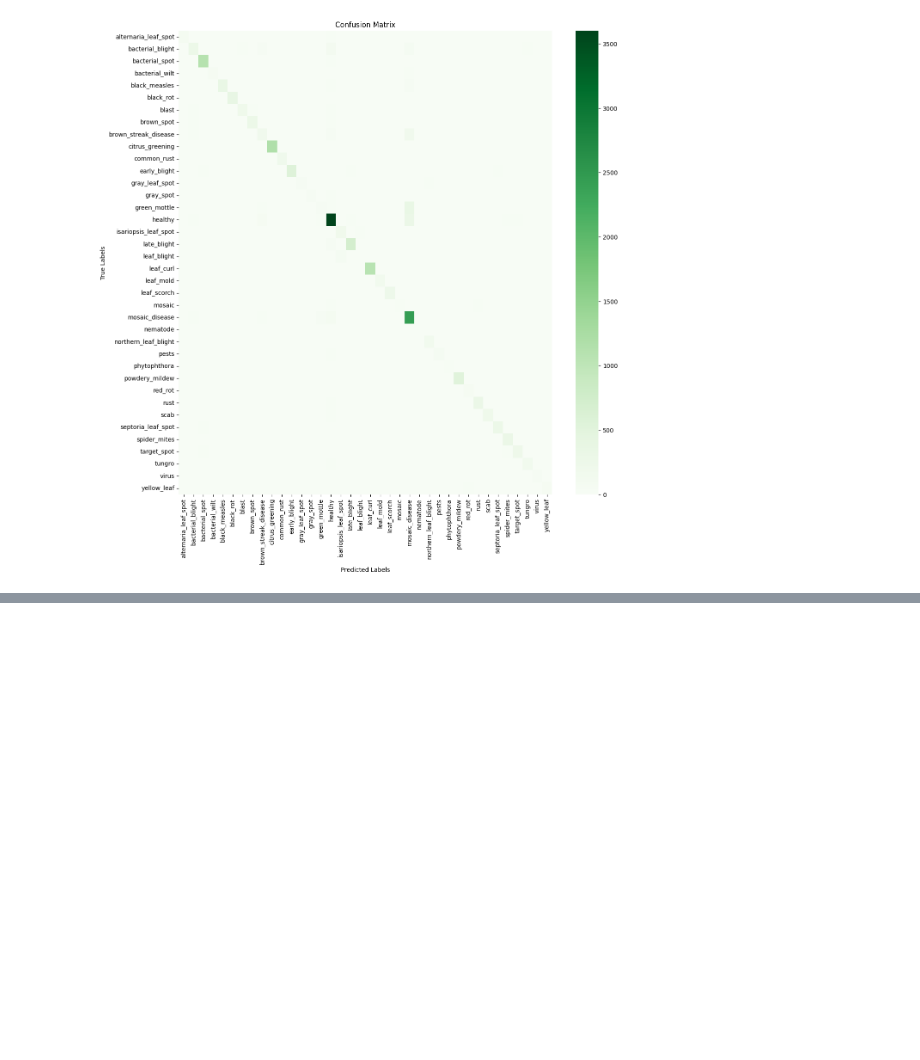
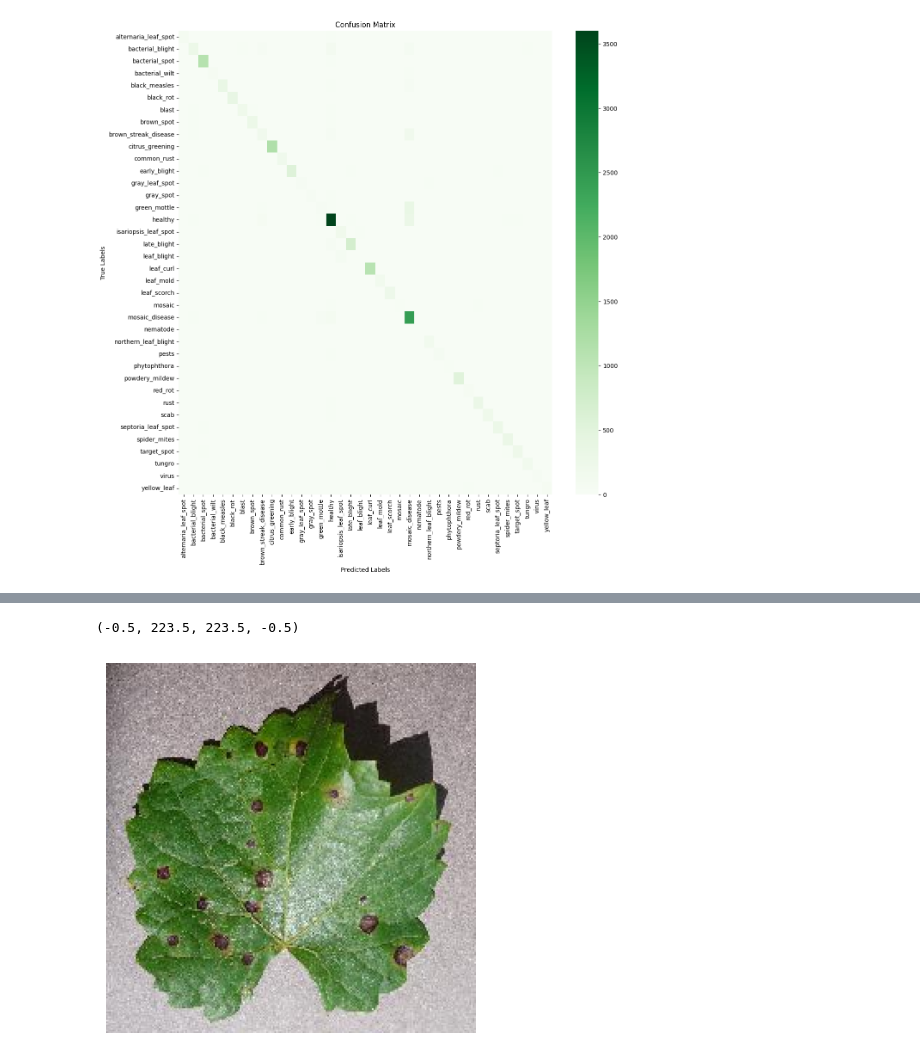
Before and after one commit to forster-j/AgronomiCare, a Jupyter notebook: notebooks/EfficientNetB0_experiment_f.ipynb, the cells around one changed output, grey strips where cells are left out. Drawn from its saved outputs; the diff is of its cells as text; code cells hidden in the pictures; blank space fills up the shorter version.

```diff
--- a/notebooks/EfficientNetB0_experiment_f.ipynb
+++ b/notebooks/EfficientNetB0_experiment_f.ipynb
@@ -366,0 +428,6 @@ plt.show()
+# %%
+# Load model from disc
+model = keras.models.load_model('../models/efficient_unfrozen_12.h5')
+# Path to image file
+image_path = '/Users/freyasteinhagen/neue_fische/AgronomiCare/data/test/black_rot/0bfeae5e-878a-45ac-b62c-fbdfa9577874___FAM_B.Rot 0501.JPG'
+display_original_and_explanation(image_path, model)
@@ -366,0 +448,10 @@ plt.show()
+# %%
+# load image
+file = image_path
+img = image.load_img(file, target_size=(224,224))
+img_orig = image.img_to_array(img)
+plt.imshow(img)
+plt.axis('off')
+# %% [output]
+(-0.5, 223.5, 223.5, -0.5)
+[figure, added]
```
Also changed, not shown: parts of 11 cells of this notebook, 2 other files.
